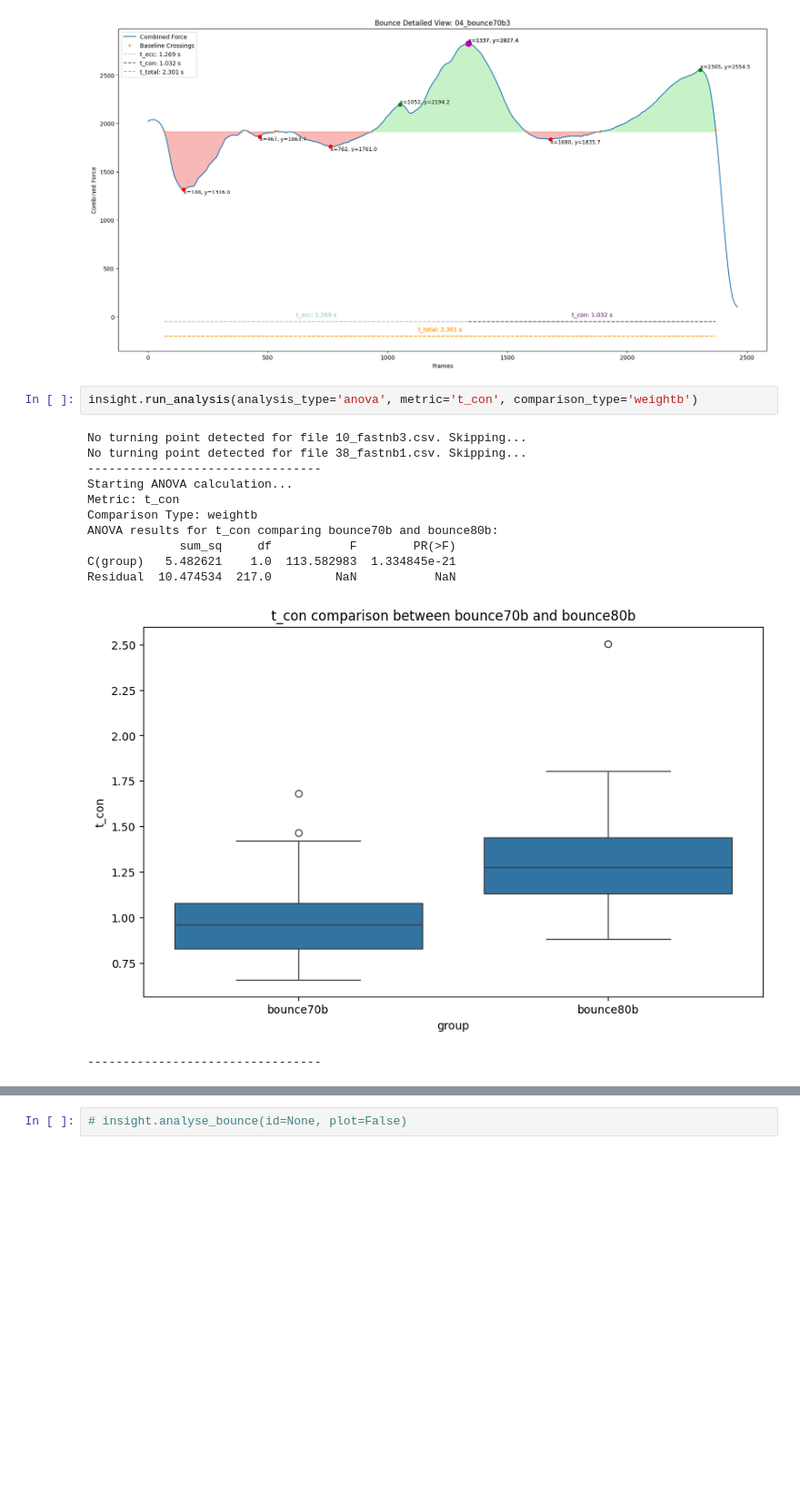
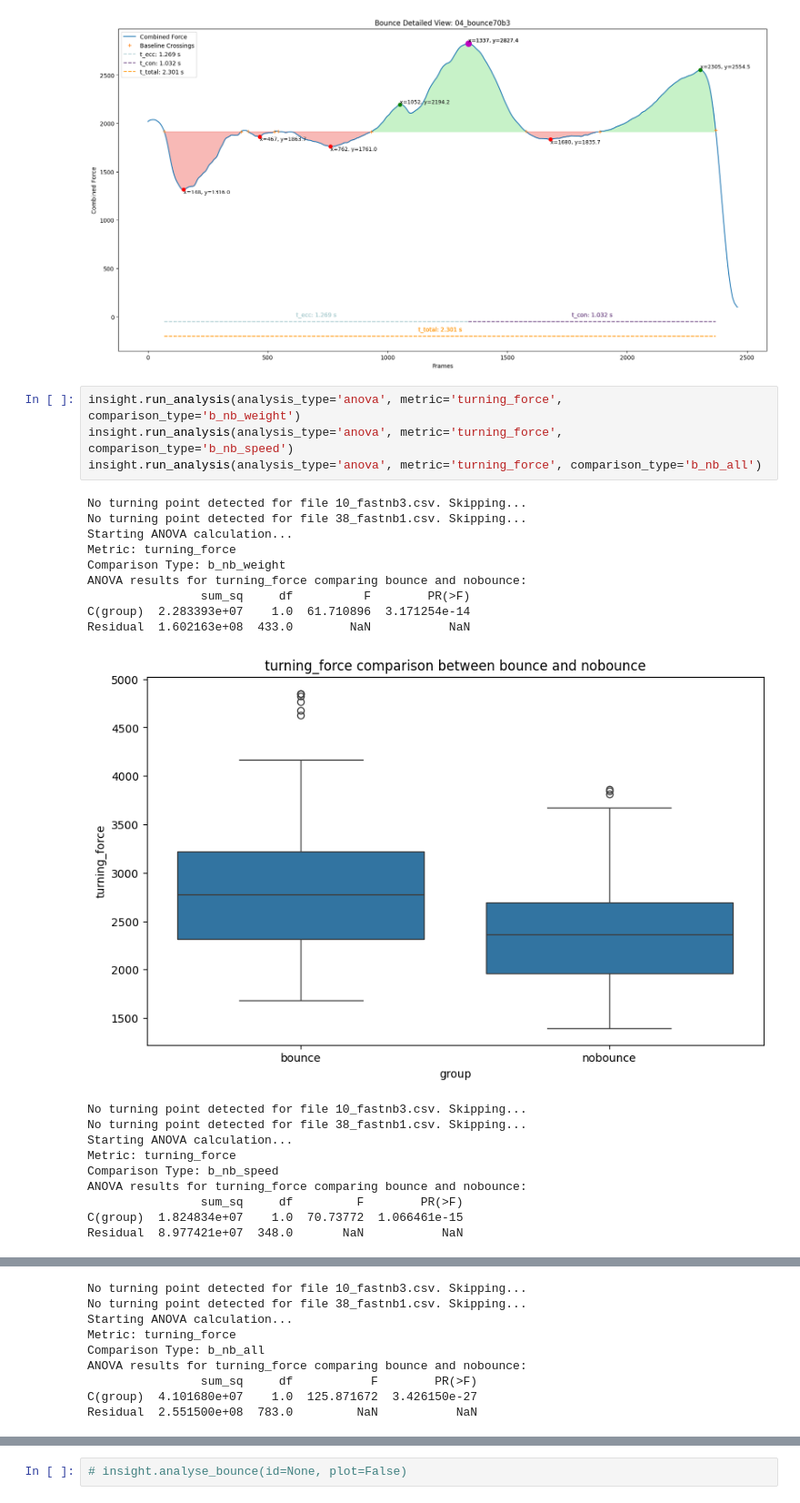
Before and after one commit to loieboi/BounceInsight, a Jupyter notebook: run.ipynb, the cells around one changed output, grey strips where cells are left out. Shown at 91% size. Saved outputs shown, nothing was run; the diff lists cells and outputs as text; blank space fills up the shorter version.

Commit message:
upt: Anova

```diff
--- a/run.ipynb
+++ b/run.ipynb
@@ -64,17 +64,26 @@ insight.plot_data(file_name='04_bounce70b3')
 Dip detected: False
 [figure]
 # %%
-insight.run_analysis(analysis_type='anova', metric='t_con', comparison_type='weightb')
+insight.run_analysis(analysis_type='anova', metric='turning_force', comparison_type='b_nb_weight')
+insight.run_analysis(analysis_type='anova', metric='turning_force', comparison_type='b_nb_speed')
+insight.run_analysis(analysis_type='anova', metric='turning_force', comparison_type='b_nb_all')
 # %% [output]
 No turning point detected for file 10_fastnb3.csv. Skipping...
 No turning point detected for file 38_fastnb1.csv. Skipping...
----------------------------------
 Starting ANOVA calculation...
-Metric: t_con
-Comparison Type: weightb
-ANOVA results for t_con comparing bounce70b and bounce80b:
-             sum_sq     df           F        PR(>F)
-C(group)   5.482621    1.0  113.582983  1.334845e-21
-Residual  10.474534  217.0         NaN           NaN
+Metric: turning_force
+Comparison Type: b_nb_weight
+ANOVA results for turning_force comparing bounce and nobounce:
+                sum_sq     df          F        PR(>F)
+C(group)  2.283393e+07    1.0  61.710896  3.171254e-14
+Residual  1.602163e+08  433.0        NaN           NaN
-[figure, old version]
+[figure, new version]
----------------------------------
+No turning point detected for file 10_fastnb3.csv. Skipping...
+No turning point detected for file 38_fastnb1.csv. Skipping...
+Starting ANOVA calculation...
+Metric: turning_force
+Comparison Type: b_nb_speed
+ANOVA results for turning_force comparing bounce and nobounce:
+                sum_sq     df         F        PR(>F)
+C(group)  1.824834e+07    1.0  70.73772  1.066461e-15
+Residual  8.977421e+07  348.0       NaN           NaN
@@ -80,0 +91,9 @@ Residual  10.474534  217.0         NaN           NaN
+No turning point detected for file 10_fastnb3.csv. Skipping...
+No turning point detected for file 38_fastnb1.csv. Skipping...
+Starting ANOVA calculation...
+Metric: turning_force
+Comparison Type: b_nb_all
+ANOVA results for turning_force comparing bounce and nobounce:
+                sum_sq     df           F        PR(>F)
+C(group)  4.101680e+07    1.0  125.871672  3.426150e-27
+Residual  2.551500e+08  783.0         NaN           NaN
```
Also changed, not shown: parts of 1 cell of this notebook, 2 other files.
